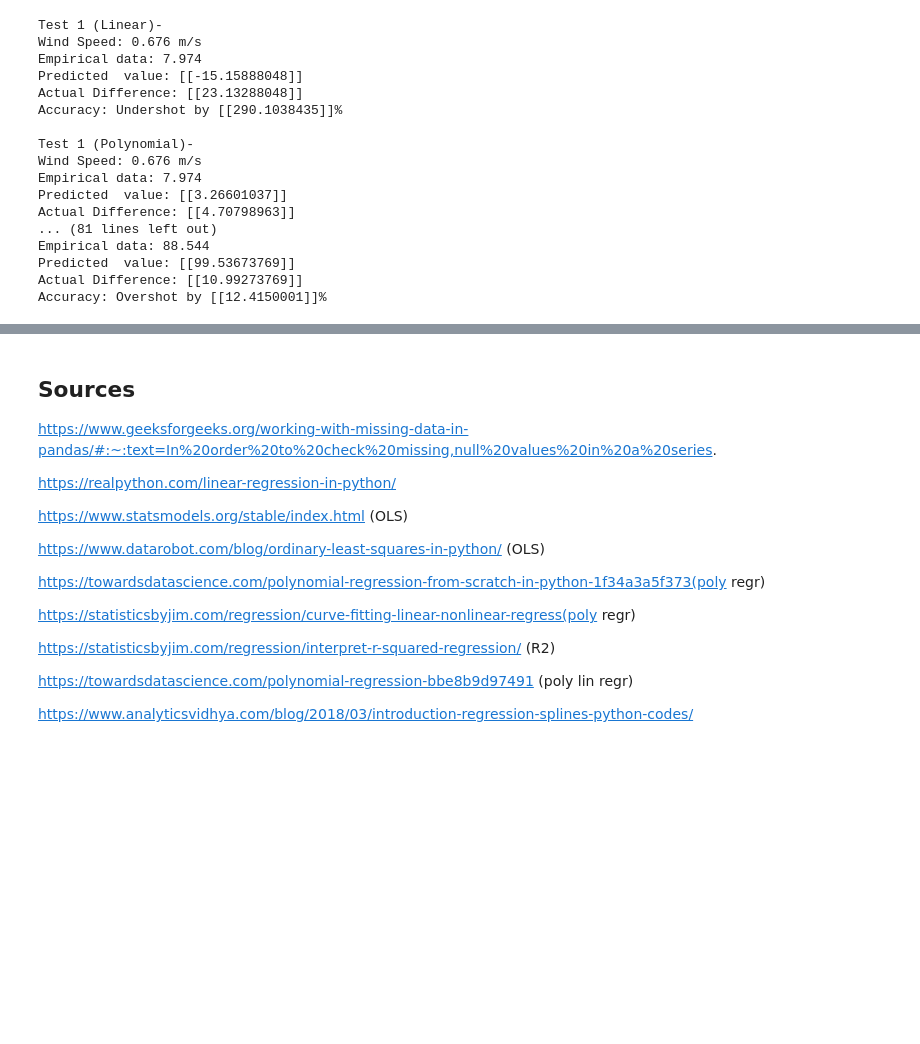
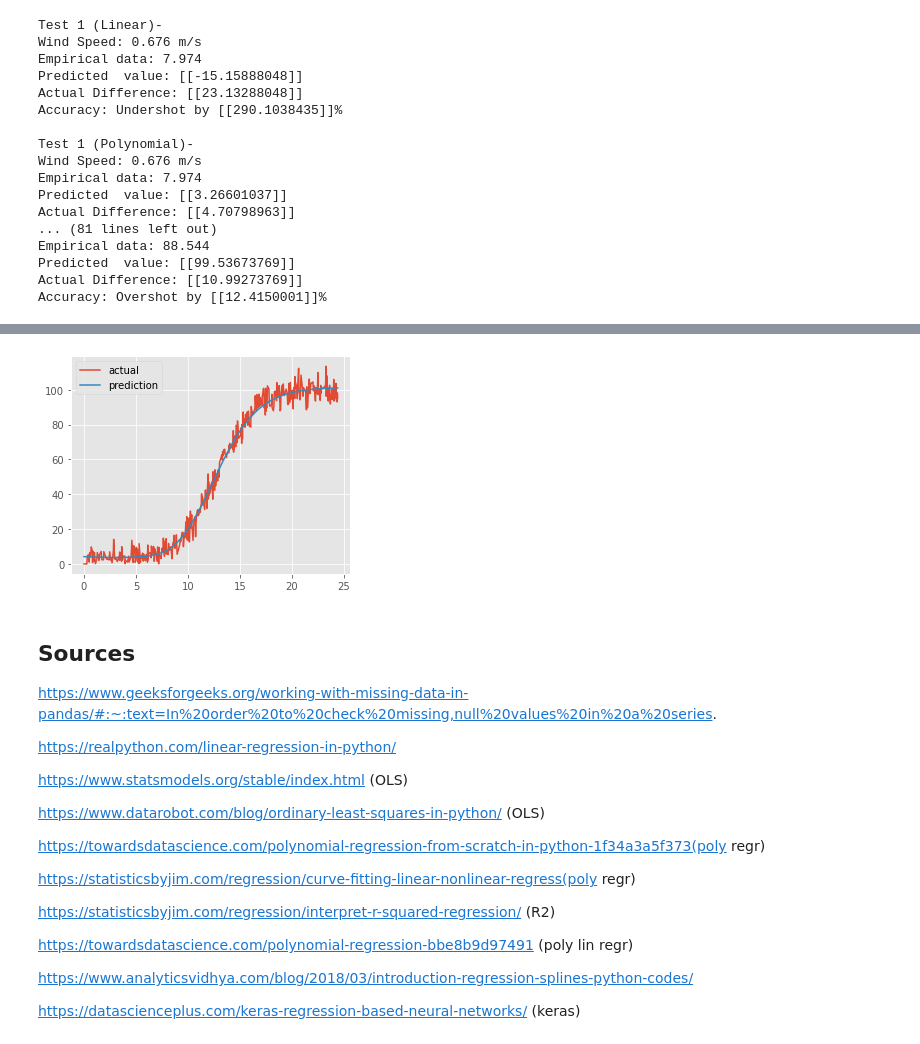
Before and after one commit to IanWafer/Machine-Learning-and-Statistics-Project, a Jupyter notebook: Machine Learning & Statistics Project.ipynb, the cells around one changed output, grey strips where cells are left out. Drawn from its saved outputs; the diff is of its cells as text; code cells hidden in the pictures; blank space fills up the shorter version.

Commit message:
Neural network regrgession added.

```diff
--- a/Machine Learning & Statistics Project.ipynb
+++ b/Machine Learning & Statistics Project.ipynb
@@ -230,0 +240,21 @@ Accuracy: Overshot by [[12.4150001]]%
+# %%
+import tensorflow.keras as kr
+import numpy as np
+import pandas as pd
+import matplotlib.pyplot as plt
+
+df = pd.read_csv('powerproduction.txt')
+df = df.drop(df[(df.speed >= 0.325) & (df.power == 0.0)].index)
+
+poly = df
+
+test = df
+
+# Train a different model.
+model = kr.models.Sequential()
+model.add(kr.layers.Dense(50, input_shape=(1,), activation='sigmoid', kernel_initializer="glorot_uniform", bias_initializer="glorot_uniform"))
+model.add(kr.layers.Dense(1, activation='linear', kernel_initializer="glorot_uniform", bias_initializer="glorot_uniform"))
+model.compile(kr.optimizers.Adam(lr=0.001), loss='mean_squared_error')
+
+# Fit the data.
+model.fit(poly['speed'], poly['power'], epochs=500, batch_size=10)
@@ -231,3 +314,10 @@ Accuracy: Overshot by [[12.4150001]]%
+# %%
+# Graph prediction
+plt.plot(poly['speed'], poly['power'], label='actual')
+plt.plot(poly['speed'], model.predict(poly['speed']), label='prediction')
+plt.legend();
+# %% [output]
+[figure, added]
 # %% [markdown]
 ## Sources
 
@@ -248,3 +338,5 @@ https://statisticsbyjim.com/regression/interpret-r-squared-regression/ (R2)
 https://towardsdatascience.com/polynomial-regression-bbe8b9d97491 (poly lin regr)
 
 https://www.analyticsvidhya.com/blog/2018/03/introduction-regression-splines-python-codes/
+
+https://datascienceplus.com/keras-regression-based-neural-networks/ (keras)
```
Also changed, not shown: parts of 12 cells of this notebook, 2 other files.
